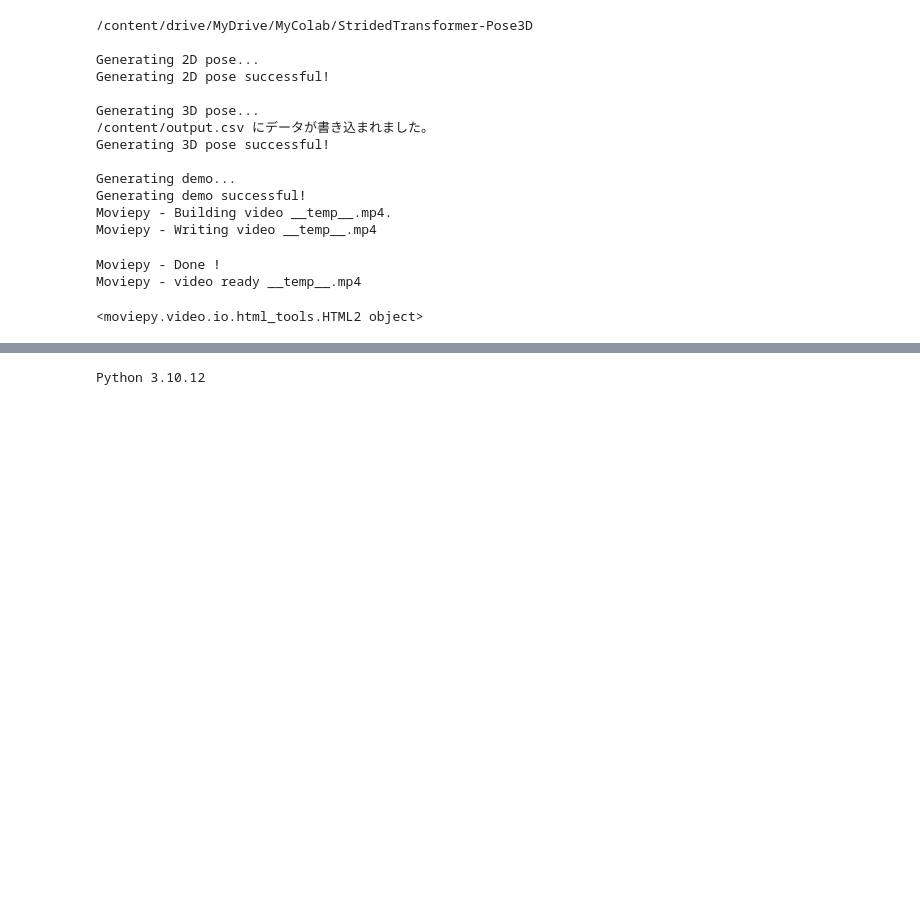
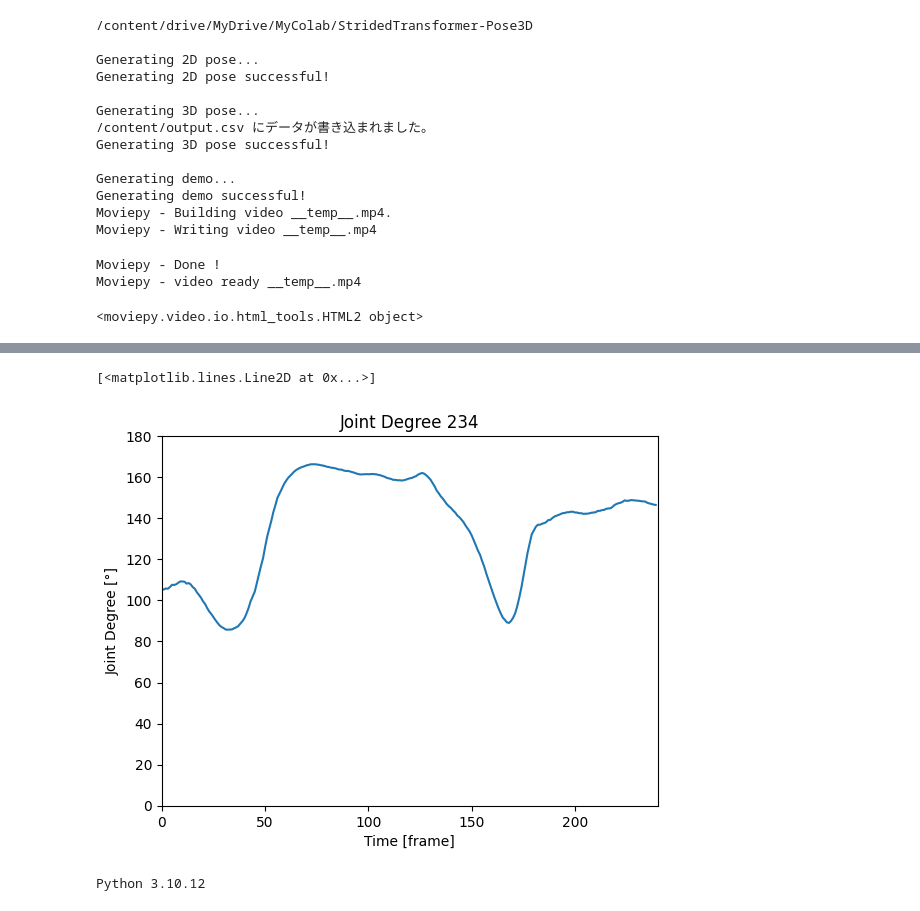
Before and after one commit to Sumisumisumith/Kickmotion-Evaluation-System, a Jupyter notebook: StridedTransformer.ipynb, the cells around one changed output, grey strips where cells are left out. Saved outputs shown, nothing was run; the diff lists cells and outputs as text; code cells hidden in the pictures; blank space fills up the shorter version.

```diff
--- a/StridedTransformer.ipynb
+++ b/StridedTransformer.ipynb
@@ -212,3 +226,63 @@ plt.show()
+# %%
+#関節角度＆速度の計算
+import csv
+import math
+import numpy as np
+import matplotlib.pyplot as plt
+from mpl_toolkits.mplot3d import Axes3D
+import matplotlib.animation as animation
+
+# CSVファイル名
+csv_filename = '/content/output.csv'
+
+# 17行3列のデータを読み取る関数
+def read_3d_data(file, batch_size=17):
+    data = []
+    with open(file, mode='r', newline='') as csvfile:
+        reader = csv.reader(csvfile)
+        batch = []
+        for row in reader:
+            batch.append([float(val) for val in row])
+            if len(batch) == batch_size:
+                data.append(batch)
+                batch = []
+    return data
+
+# 三次元座標データの読み込み
+data = read_3d_data(csv_filename)
+data = np.array(data) #tuple型から変換
+
+def joint_deg(data):
+    deg = []
+    for frame in range(len(data)):
+        a = data[frame][1] - data[frame][2]
+        b = data[frame][3] - data[frame][2]
+        x = np.dot(a, b) / (np.linalg.norm(a) * np.linalg.norm(b))
+        rad = math.acos(x)
+        deg.append(math.degrees(rad))
+    return deg
+
+"""
+def joint_v(data):
+
+    return v
+
+def glaph():
+    return
+"""
+
+deg_234 = joint_deg(data)
+t = np.arange(len(data))
+
+plt.xlim(0, 240)
+plt.ylim(0, 180)
+plt.title("Joint Degree 234")
+plt.xlabel("Time [frame]")
+plt.ylabel("Joint Degree [°]")
+plt.plot(t, deg_234)
+# %% [output]
+[<matplotlib.lines.Line2D at 0x...>]
+[figure, added]
 # %%
 #フォルダの削除
 import shutil
```
Also changed, not shown: parts of 6 cells of this notebook.
